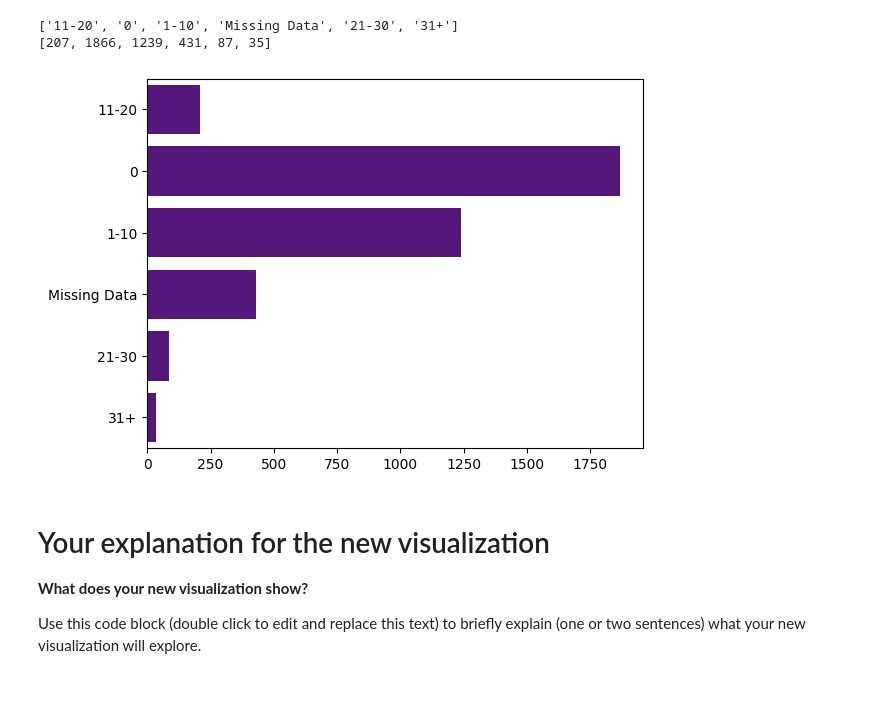
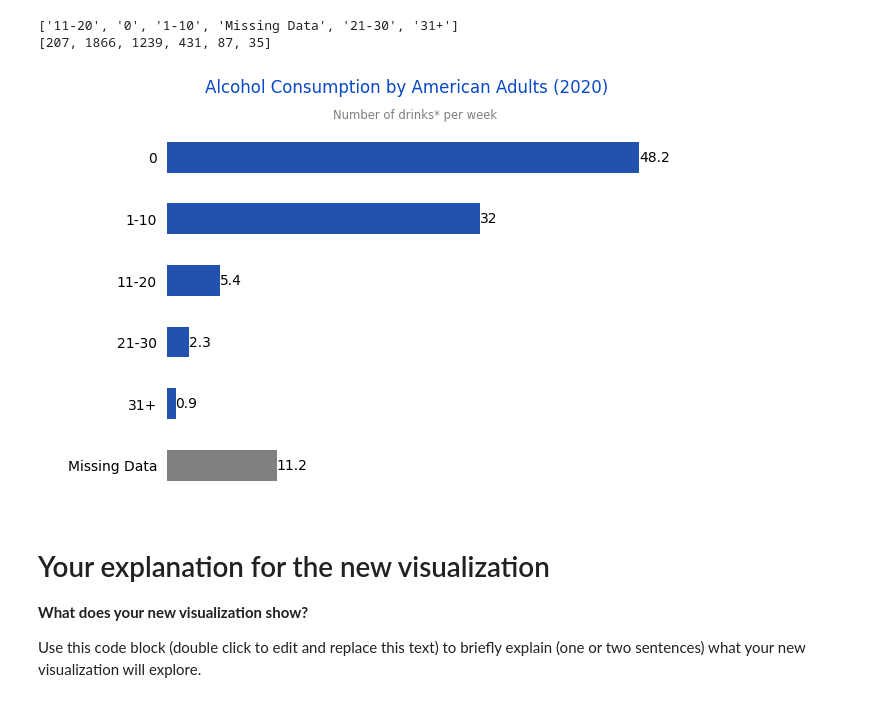
Before and after one commit to megoeggo/colab, a Jupyter notebook: Mego_Franks_Final_Project.ipynb, the cells around one changed output. Saved outputs shown, nothing was run; the diff lists cells and outputs as text; code cells hidden in the pictures.

```diff
--- a/Mego_Franks_Final_Project.ipynb
+++ b/Mego_Franks_Final_Project.ipynb
@@ -150,14 +150,35 @@ print(bar_count_vals)
 # %% [output]
 ['11-20', '0', '1-10', 'Missing Data', '21-30', '31+']
 [207, 1866, 1239, 431, 87, 35]
-# %%
-qc = sns.barplot(y=bar_range_vals, x=bar_count_vals,
-            errorbar=None,
-
-            color='#57068c',
-                )
-# %% [output]
-[figure, removed]
+# %%
+barchart = pd.DataFrame({"ranges": bar_range_vals, "counts": bar_count_vals})
+# %%
+barchart["ranges"] = barchart["ranges"].astype("category")
+
+barchart["counts"] = (100. * barchart["counts"] / barchart["counts"].sum()).round(1)
+# %%
+barchart["ranges"] = barchart["ranges"].cat.reorder_categories(["0", "1-10", "11-20", "21-30", "31+", "Missing Data"], ordered=True)
+# %%
+qc = sns.barplot(y="ranges", x="counts", data=barchart,
+            errorbar=None,
+            palette=color,
+               width=.5,
+                );
+plt.bar_label(qc.containers[0])
+plt.suptitle("Alcohol Consumption by American Adults (2020)", color="#0a49c7")
+plt.title("Number of drinks* per week", color="gray", size="small")
+plt.ylabel(" ")
+plt.xlabel(" ")
+plt.tick_params(left = False)
+qc.axes.get_xaxis().set_visible(False)
+qc.axes.spines["top"].set_visible(False)
+qc.axes.spines["bottom"].set_visible(False)
+qc.axes.spines["right"].set_visible(False)
+qc.axes.spines["left"].set_visible(False)
+
+plt.show()
+# %% [output]
+[figure, added]
 # %% [markdown]
 # Your explanation for the new visualization
 
```
